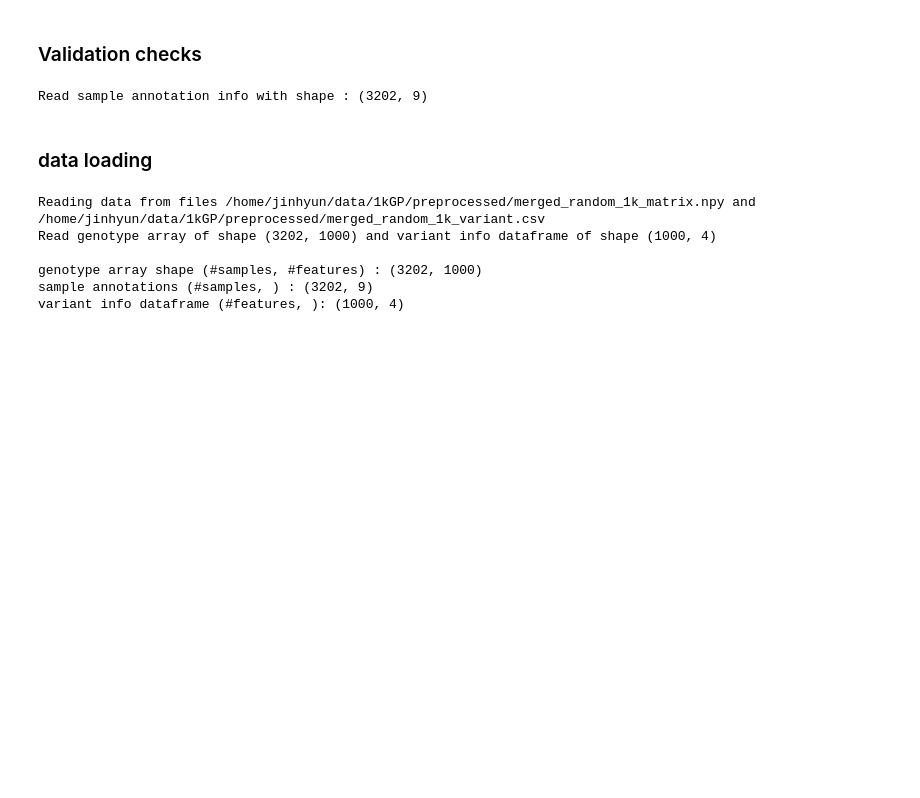
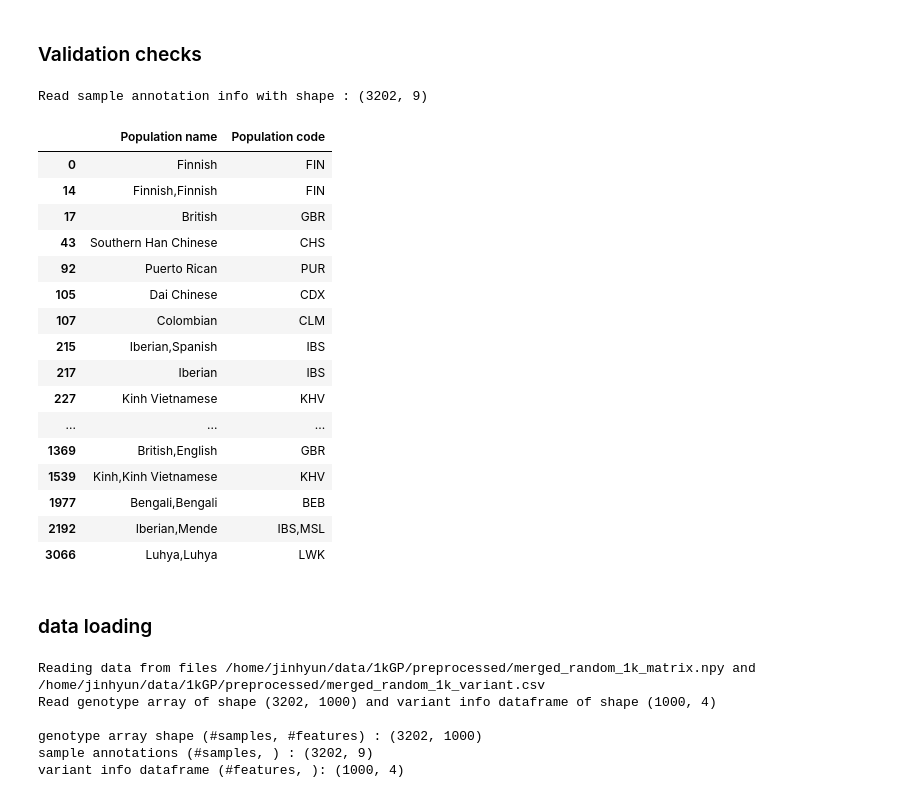
Before and after one commit to Jinhyun-Kim/geography_prediction, a Jupyter notebook: analysis.ipynb, the cells around one changed output. Saved outputs shown, nothing was run; the diff lists cells and outputs as text; code cells hidden in the pictures; blank space fills up the shorter version.

```diff
--- a/analysis.ipynb
+++ b/analysis.ipynb
@@ -32,6 +32,26 @@ sample_annotation_df = pd.read_csv(sample_annotation_file, sep="\t")
 print(f"Read sample annotation info with shape : {sample_annotation_df.shape}")
 # %% [output]
 Read sample annotation info with shape : (3202, 9)
+# %%
+sample_annotation_df[["Population name","Population code"]].drop_duplicates()
+# %% [output]
+|  | Population name | Population code |
+| 0 | Finnish | FIN |
+| 14 | Finnish,Finnish | FIN |
+| 17 | British | GBR |
+| 43 | Southern Han Chinese | CHS |
+| 92 | Puerto Rican | PUR |
+| 105 | Dai Chinese | CDX |
+| 107 | Colombian | CLM |
+| 215 | Iberian,Spanish | IBS |
+| 217 | Iberian | IBS |
+| 227 | Kinh Vietnamese | KHV |
+| ... | ... | ... |
+| 1369 | British,English | GBR |
+| 1539 | Kinh,Kinh Vietnamese | KHV |
+| 1977 | Bengali,Bengali | BEB |
+| 2192 | Iberian,Mende | IBS,MSL |
+| 3066 | Luhya,Luhya | LWK |
 # %% [markdown]
 ### data loading
 # %%
```
Also changed, not shown: 2 other files.
